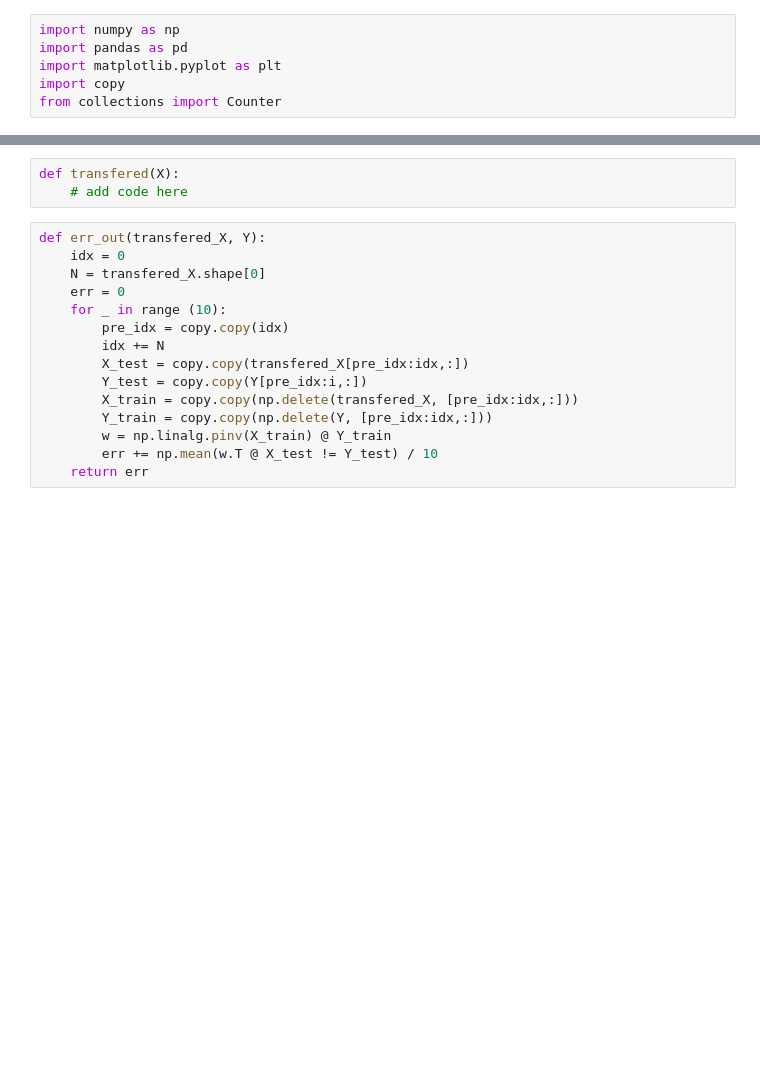
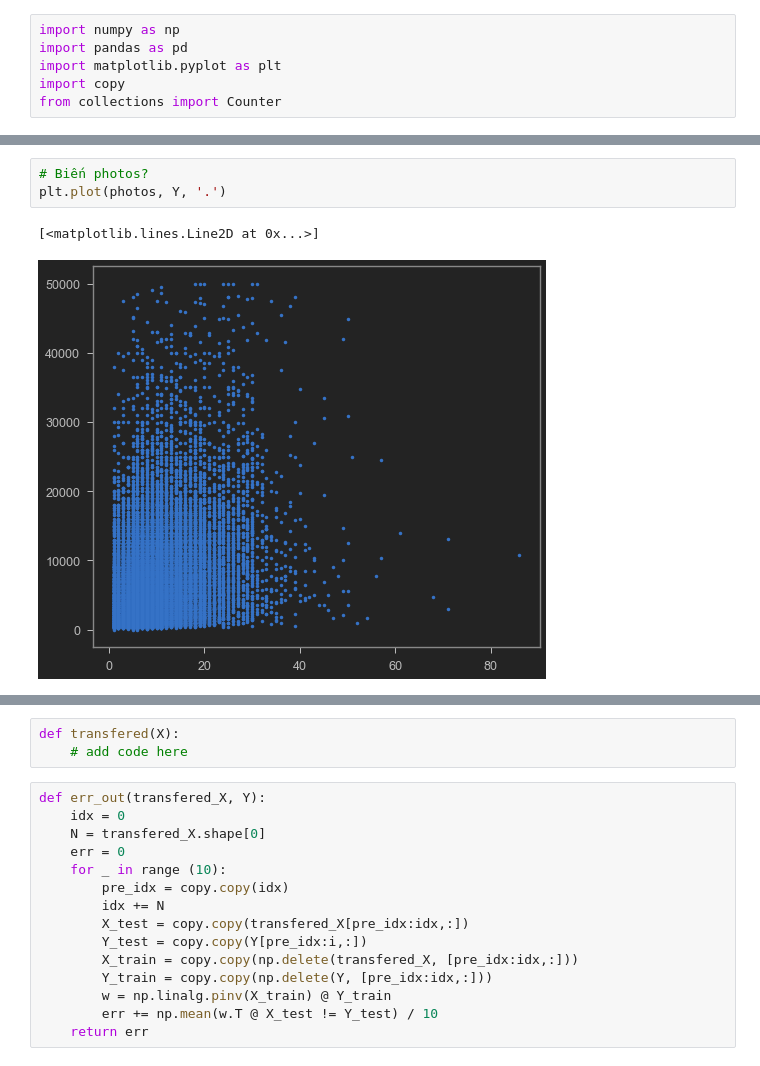
Before and after one commit to mannt-jp/TKMTUD_DACK, a Jupyter notebook: Regression.ipynb, the cells around one changed output, grey strips where cells are left out. Drawn from its saved outputs; the diff is of its cells as text; blank space fills up the shorter version.

```diff
--- a/Regression.ipynb
+++ b/Regression.ipynb
@@ -15,0 +29,6 @@ num_features = np.sum(features, axis=1)
+# %%
+# Biến photos?
+plt.plot(photos, Y, '.')
+# %% [output]
+[<matplotlib.lines.Line2D at 0x...>]
+[figure, added]
```
Also changed, not shown: parts of 4 cells of this notebook.
